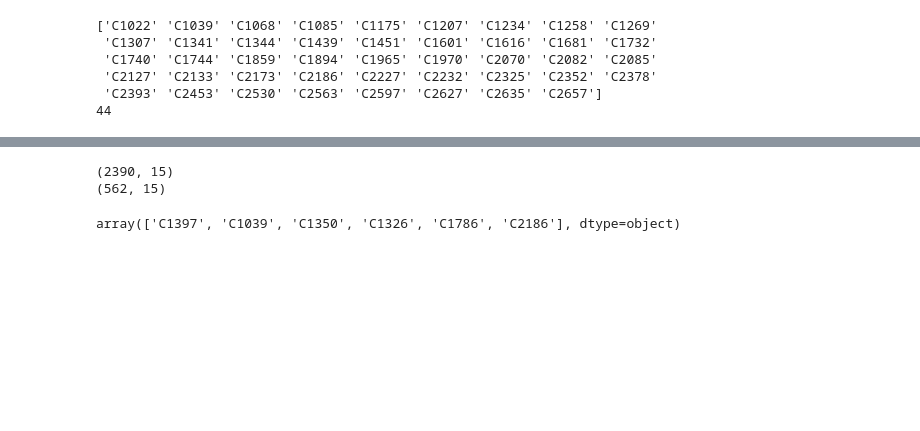
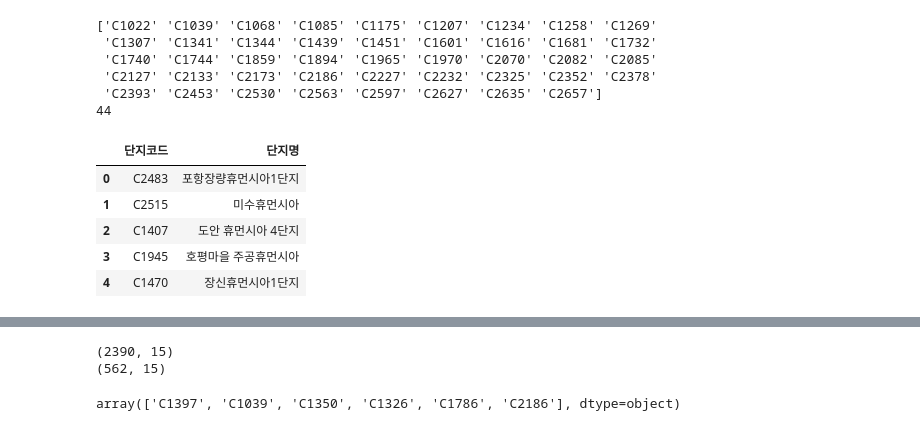
Before and after one commit to whdbfla6/Daesamanlap, a Jupyter notebook: External/DataMerge.ipynb, the cells around one changed output, grey strips where cells are left out. Cells and saved outputs as stored; diff of their text form; code cells hidden in the pictures; blank space fills up the shorter version.

```diff
--- a/External/DataMerge.ipynb
+++ b/External/DataMerge.ipynb
@@ -189,6 +189,16 @@ ind = [116,118,415,85,87,88,375,376,377,378,379,456,221,452,156,329,171,136,257,
        266,409, # 'C2352'
        224]
 # %%
-result = result.drop(ind,axis=0).reset_index(drop=True)
+result = result.drop(ind,axis=0)
+result = result.drop_duplicates().reset_index(drop=True)
+# %%
+result.head()
+# %% [output]
+|  | 단지코드 | 단지명 |
+| 0 | C2483 | 포항장량휴먼시아1단지 |
+| 1 | C2515 | 미수휴먼시아 |
+| 2 | C1407 | 도안 휴먼시아 4단지 |
+| 3 | C1945 | 호평마을 주공휴먼시아 |
+| 4 | C1470 | 장신휴먼시아1단지 |
 # %%
 result.to_csv("result0708.csv",index=False)
```
Also changed, not shown: parts of 39 cells of this notebook, 5 other files.
